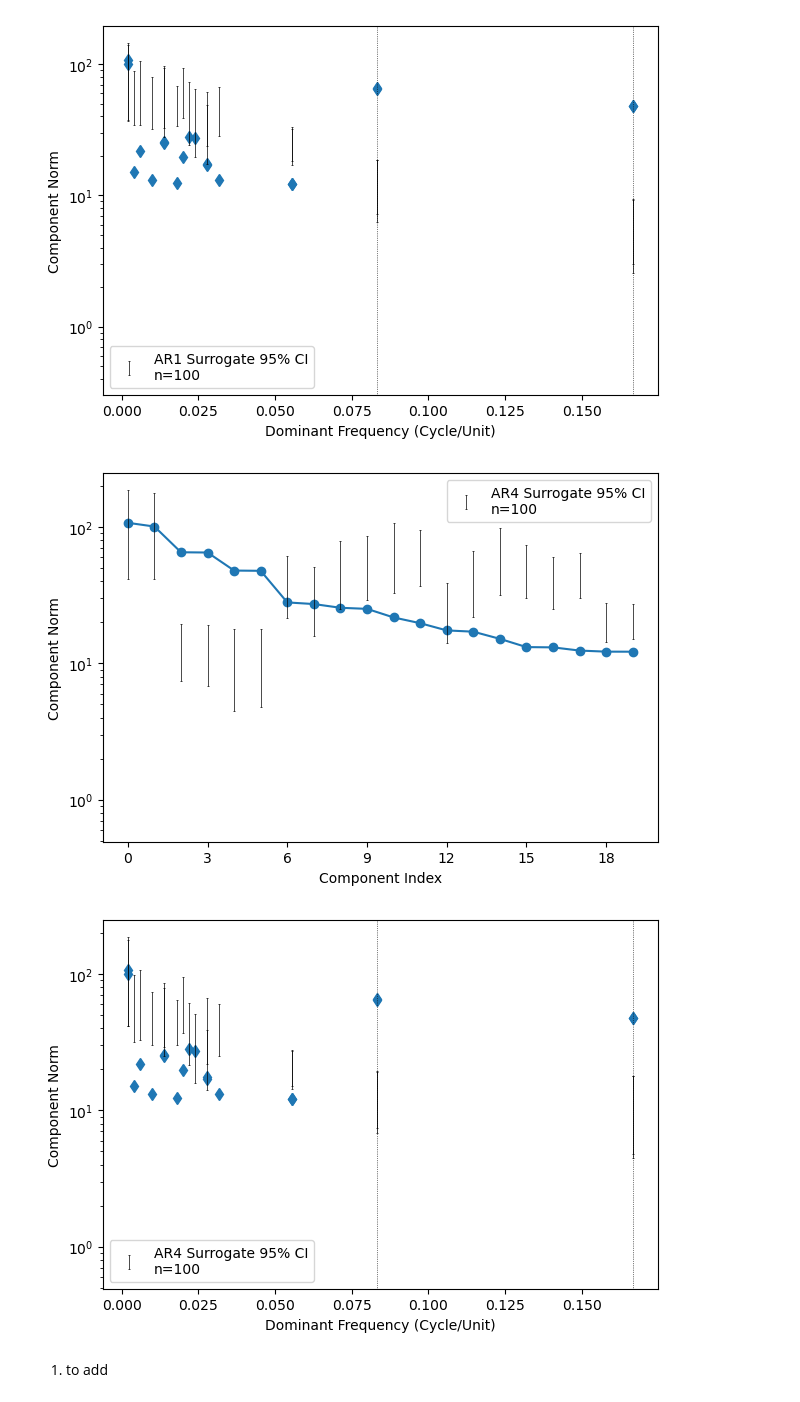
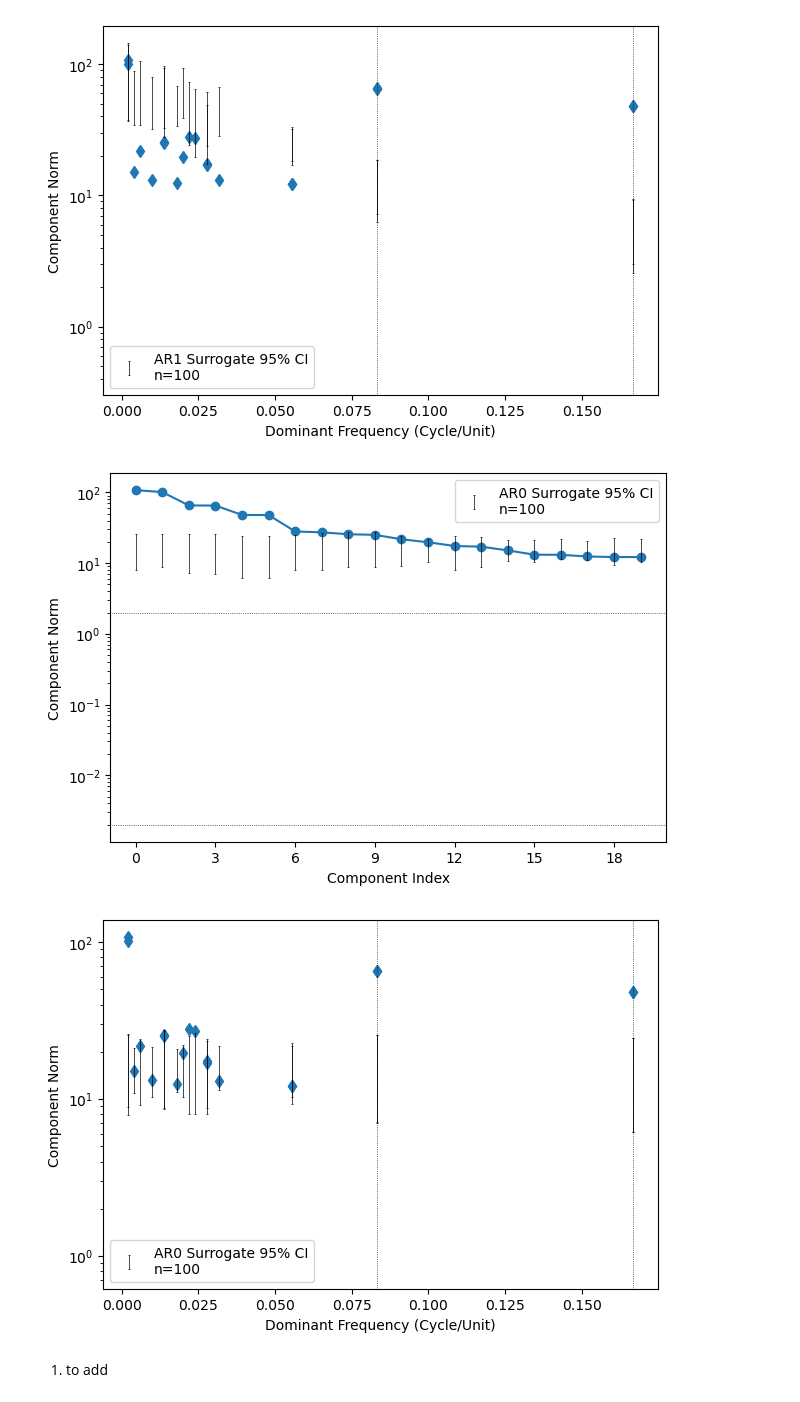
Before and after one commit to ADSCIAN/ssalib, a Jupyter notebook: notebooks/A1_montecarlo_ssa.ipynb, the cells around one changed output. Drawn from its saved outputs; the diff is of its cells as text; code cells hidden in the pictures.

```diff
--- a/notebooks/A1_montecarlo_ssa.ipynb
+++ b/notebooks/A1_montecarlo_ssa.ipynb
@@ -79,26 +79,32 @@ _ = ax.axvline(2 / 12, color='k', lw=.5, ls=':')  # semi-annual freq
 # %%
 # Monte Carlo SSA
 ssa = MonteCarloSSA(
     sst,
     svd_solver='sklearn_randomized',
-    ar_order_max=5,  # default
+    ar_order_max=0,  # default
     criterion='bic',  # default
     n_surrogates=100,  # default
     random_seed=0
 )
 ssa.decompose(n_components=20)
 fig, ax = ssa.plot(n_components=20, confidence_level=.95, marker='o')
+import numpy as np
+m, n = ssa.svd_matrix.shape
+_ = ax.axhline((1+np.sqrt(m/n)), color='k', lw=.5, ls=':')
+_ = ax.axhline((1-np.sqrt(m/n)), color='k', lw=.5, ls=':')
 fig, ax = ssa.plot(
     n_components=20,
     rank_by='freq',
     confidence_level=.95,
     marker='d',
     ls='None'
 )
+
 _ = ax.axvline(1 / 12, color='k', lw=.5, ls=':')  # annual freq
 _ = ax.axvline(2 / 12, color='k', lw=.5, ls=':')  # semi-annual freq
+# Marchenko–Pastur law
 # %% [output]
-[figure, old version]
+[figure, new version]
-[figure, old version]
+[figure, new version]
 # %% [markdown]
 1. <span id='ref-1'></span> to add
```
Also changed, not shown: parts of 1 cell of this notebook.
